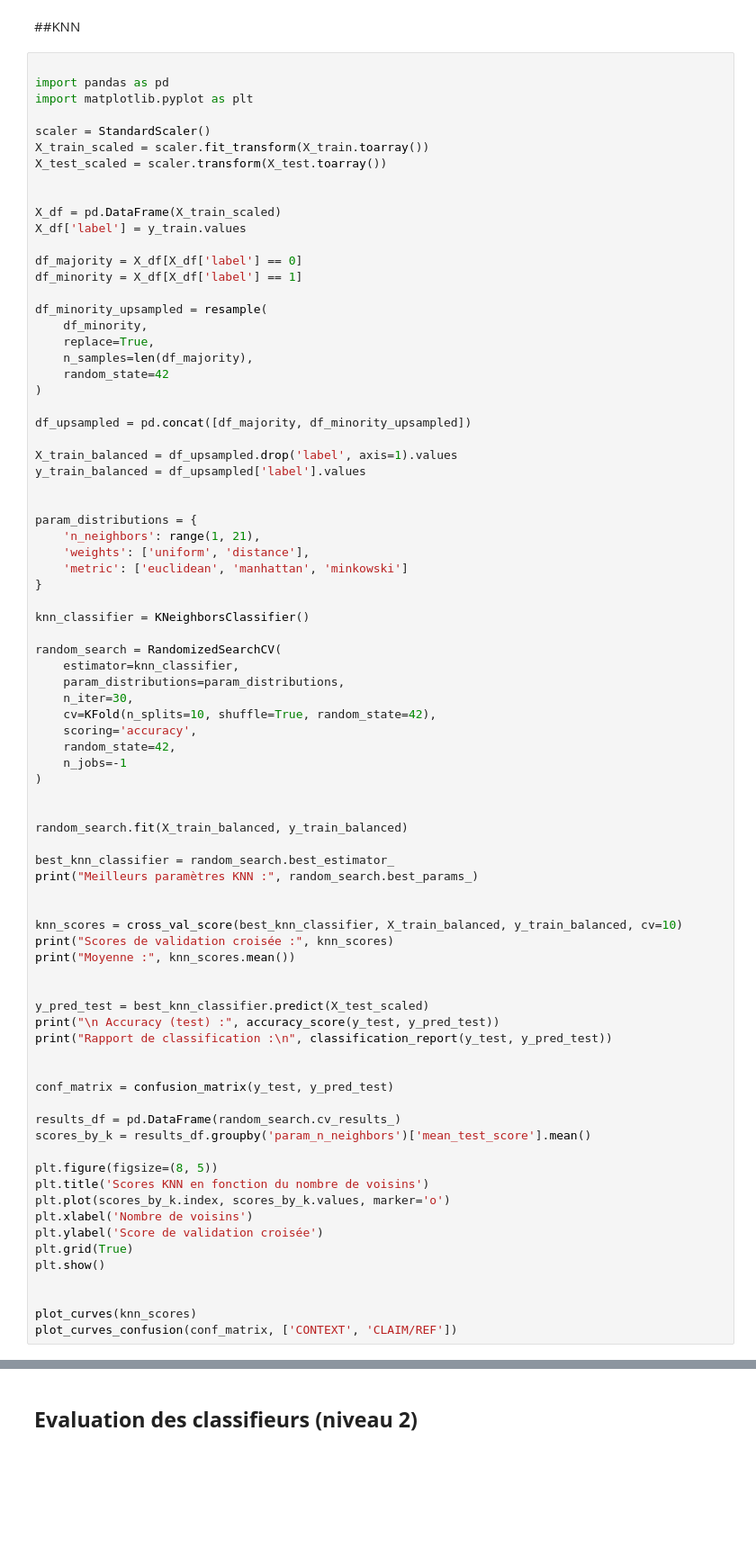
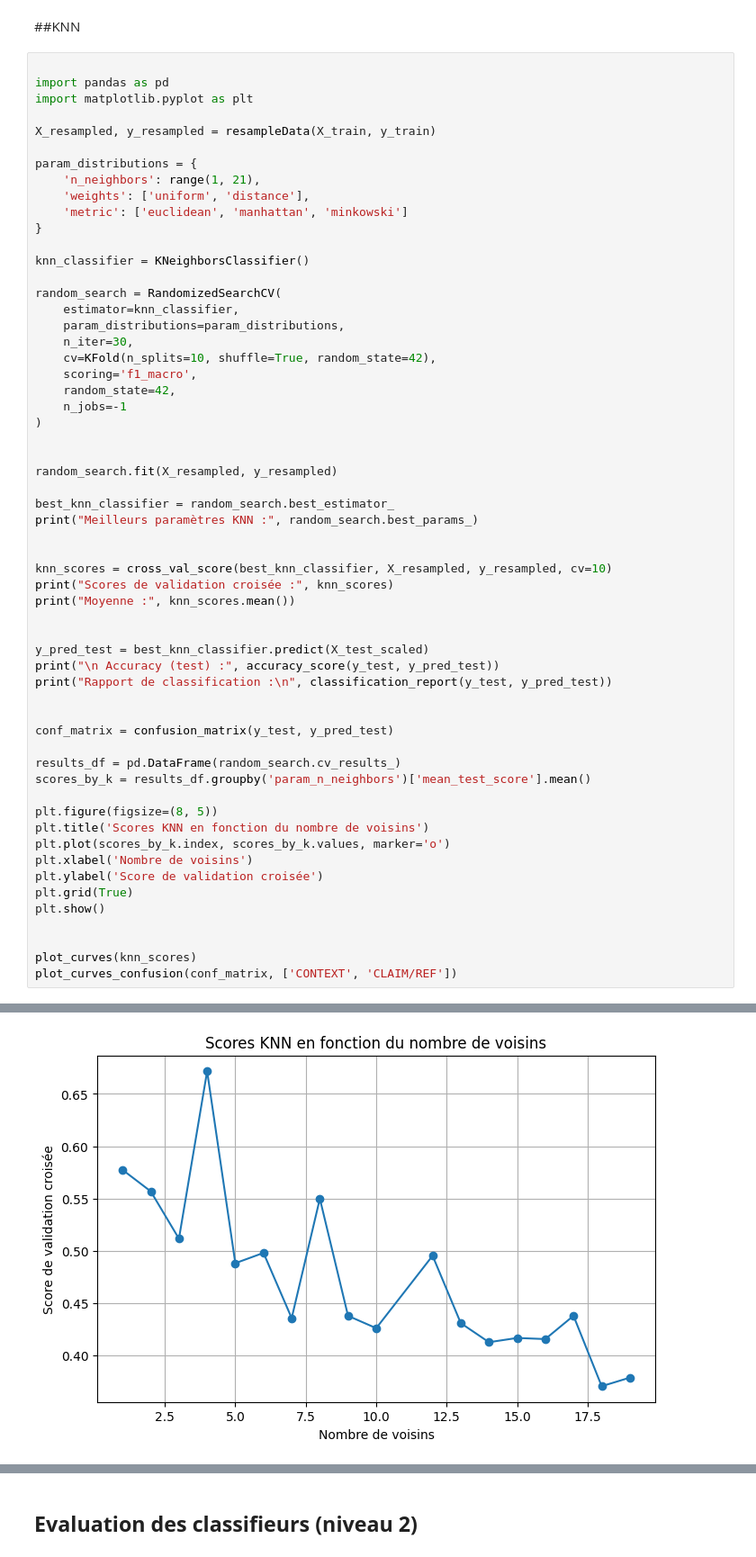
Before and after one commit to Akkuun/M1_IMAGINE_ML_Project, a Jupyter notebook: ML_Project_Group_8.ipynb, the cells around one changed output, grey strips where cells are left out. Shown at 90% size. Drawn from its saved outputs; the diff is of its cells as text; blank space fills up the shorter version.

```diff
--- a/ML_Project_Group_8.ipynb
+++ b/ML_Project_Group_8.ipynb
@@ -1667,29 +1716,7 @@ plot_curves_confusion(conf_matrix, ['CONTEXT', 'CLAIM/REF'])
 import pandas as pd
 import matplotlib.pyplot as plt
 
-scaler = StandardScaler()
-X_train_scaled = scaler.fit_transform(X_train.toarray())
-X_test_scaled = scaler.transform(X_test.toarray())
-
-
-X_df = pd.DataFrame(X_train_scaled)
-X_df['label'] = y_train.values
-
-df_majority = X_df[X_df['label'] == 0]
-df_minority = X_df[X_df['label'] == 1]
-
-df_minority_upsampled = resample(
-    df_minority,
-    replace=True,
-    n_samples=len(df_majority),
-    random_state=42
-)
-
-df_upsampled = pd.concat([df_majority, df_minority_upsampled])
-
-X_train_balanced = df_upsampled.drop('label', axis=1).values
-y_train_balanced = df_upsampled['label'].values
-
+X_resampled, y_resampled = resampleData(X_train, y_train)
 
 param_distributions = {
     'n_neighbors': range(1, 21),
@@ -1704,19 +1731,19 @@ random_search = RandomizedSearchCV(
     param_distributions=param_distributions,
     n_iter=30,
     cv=KFold(n_splits=10, shuffle=True, random_state=42),
-    scoring='accuracy',
+    scoring='f1_macro',
     random_state=42,
     n_jobs=-1
 )
 
 
-random_search.fit(X_train_balanced, y_train_balanced)
+random_search.fit(X_resampled, y_resampled)
 
 best_knn_classifier = random_search.best_estimator_
 print("Meilleurs paramètres KNN :", random_search.best_params_)
 
 
-knn_scores = cross_val_score(best_knn_classifier, X_train_balanced, y_train_balanced, cv=10)
+knn_scores = cross_val_score(best_knn_classifier, X_resampled, y_resampled, cv=10)
 print("Scores de validation croisée :", knn_scores)
 print("Moyenne :", knn_scores.mean())
 
@@ -1742,3 +1769,4 @@ plt.show()
 
 plot_curves(knn_scores)
 plot_curves_confusion(conf_matrix, ['CONTEXT', 'CLAIM/REF'])
+# %% [output]
@@ -1744,0 +1788 @@ plot_curves_confusion(conf_matrix, ['CONTEXT', 'CLAIM/REF'])
+[figure, added]
```
Also changed, not shown: parts of 17 cells of this notebook.
